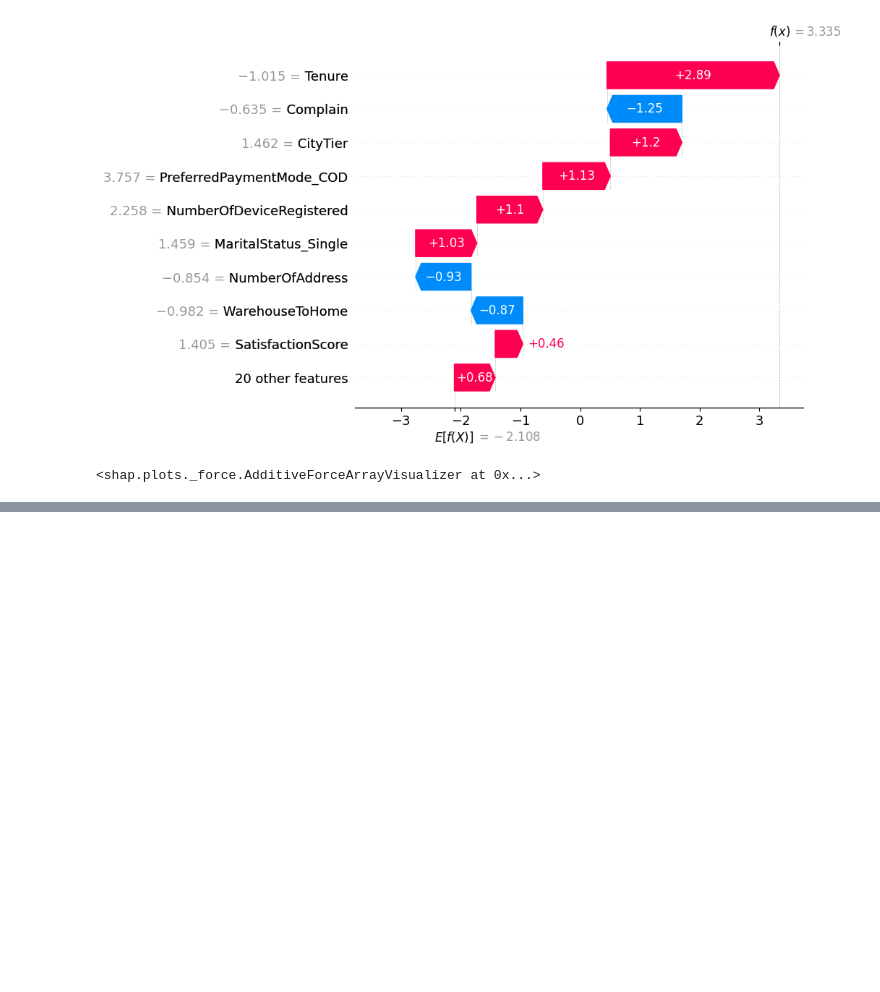
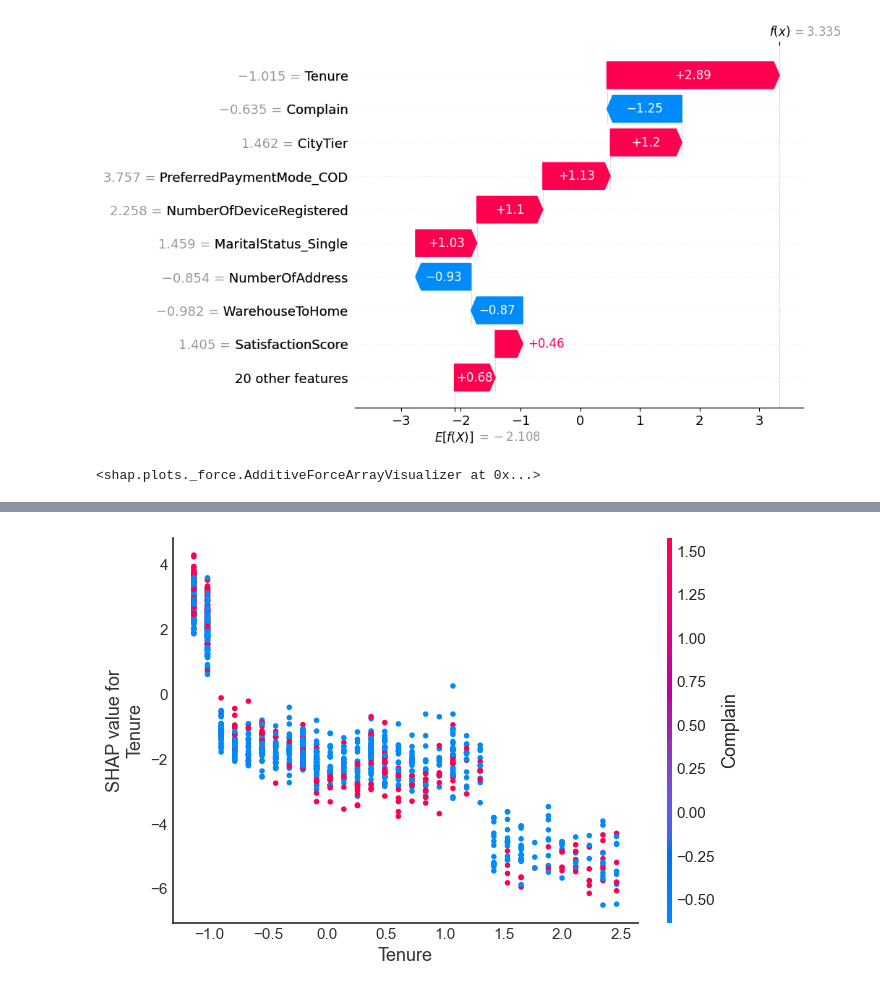
Before and after one commit to AmineMrabet12/AI-Meth, a Jupyter notebook: notebooks/data.ipynb, the cells around one changed output, grey strips where cells are left out. Drawn from its saved outputs; the diff is of its cells as text; code cells hidden in the pictures; blank space fills up the shorter version.

```diff
--- a/notebooks/data.ipynb
+++ b/notebooks/data.ipynb
@@ -273,0 +284,5 @@ shap.force_plot(explainer.expected_value, shap_values[:50], pd.DataFrame(X_test,
+# %%
+# Dependence plot for a feature (e.g., 'Tenure')
+shap.dependence_plot("Tenure", shap_values, X_test, feature_names=X.columns)
+# %% [output]
+[figure, added]
```
Also changed, not shown: parts of 2 cells of this notebook, 2 other files.
